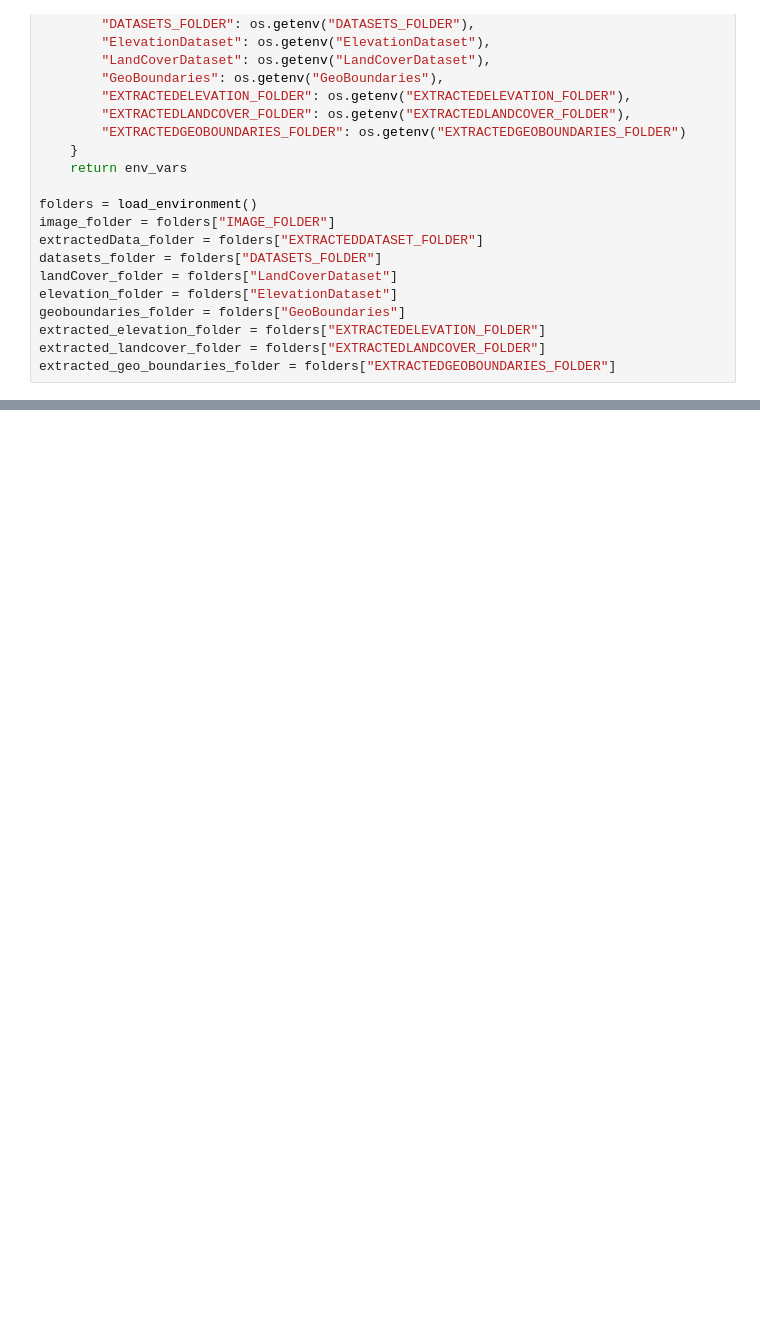
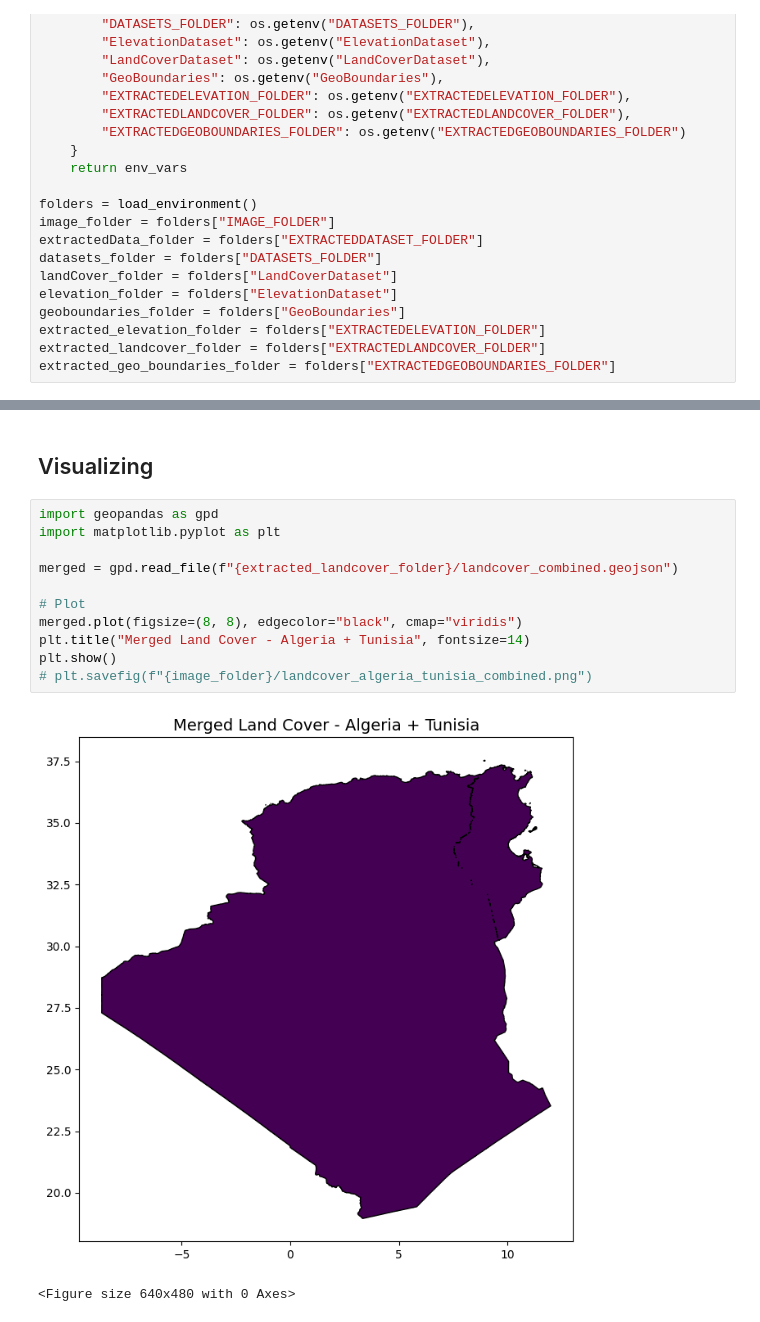
Before and after one commit to sarahmoussaoui/Fire-Detection-Data-Mining-Project, a Jupyter notebook: Code/Extracting Data/extract_landcover.ipynb, the cells around one changed output, grey strips where cells are left out. Saved outputs shown, nothing was run; the diff lists cells and outputs as text; blank space fills up the shorter version.

Commit message:
land cover extracted tunisia

```diff
--- a/Code/Extracting Data/extract_landcover.ipynb
+++ b/Code/Extracting Data/extract_landcover.ipynb
@@ -151,0 +134,16 @@ MemoryError: Unable to allocate 27.5 GiB for an array with shape (81279, 45373)
+# %% [markdown]
+## Visualizing
+# %%
+import geopandas as gpd
+import matplotlib.pyplot as plt
+
+merged = gpd.read_file(f"{extracted_landcover_folder}/landcover_combined.geojson")
+
+# Plot
+merged.plot(figsize=(8, 8), edgecolor="black", cmap="viridis")
+plt.title("Merged Land Cover - Algeria + Tunisia", fontsize=14)
+plt.show()
+# plt.savefig(f"{image_folder}/landcover_algeria_tunisia_combined.png")
+# %% [output]
+[figure, added]
+<Figure size 640x480 with 0 Axes>
```
Also changed, not shown: parts of 16 cells of this notebook, 3 other files.
